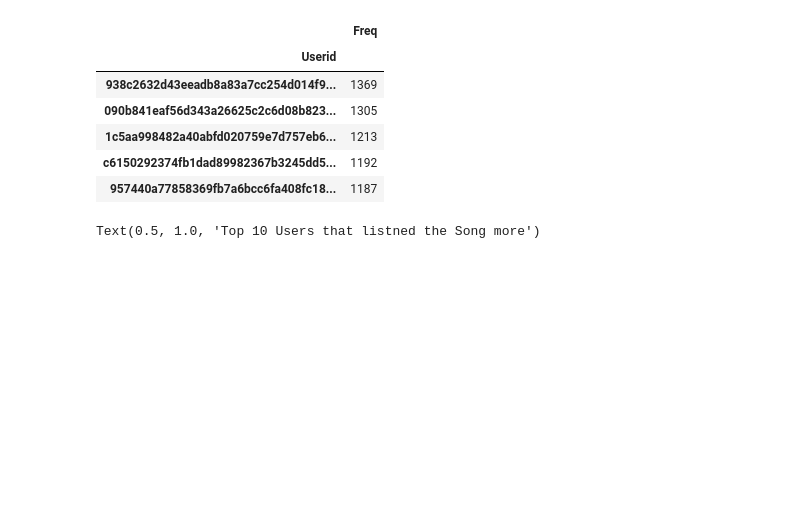
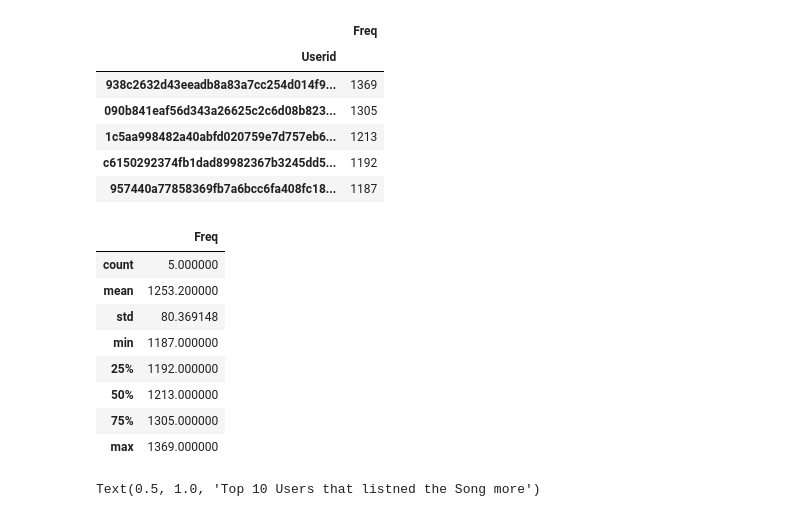
Before and after one commit to GousemujeebShaik/Case-Studies, a Jupyter notebook: RecomenderSystem.ipynb, the cells around one changed output. Cells and saved outputs as stored; diff of their text form; code cells hidden in the pictures; blank space fills up the shorter version.

```diff
--- a/RecomenderSystem.ipynb
+++ b/RecomenderSystem.ipynb
@@ -174,6 +195,18 @@ df_merge[['Userid','Freq']].groupby(['Userid'],sort=True).sum().sort_values(['Fr
 | 1c5aa998482a40abfd020759e7d757eb6... | 1213 |
 | c6150292374fb1dad89982367b3245dd5... | 1192 |
 | 957440a77858369fb7a6bcc6fa408fc18... | 1187 |
+# %%
+df_merge[['Userid','Freq']].groupby(['Userid'],sort=True).sum().sort_values(['Freq'], ascending=False).head(5).describe()
+# %% [output]
+|  | Freq |
+| count | 5.000000 |
+| mean | 1253.200000 |
+| std | 80.369148 |
+| min | 1187.000000 |
+| 25% | 1192.000000 |
+| 50% | 1213.000000 |
+| 75% | 1305.000000 |
+| max | 1369.000000 |
 # %%
 data=df_merge.groupby(['Userid'],sort=True).sum()
 data=data.reset_index()
```
Also changed, not shown: parts of 57 cells of this notebook.
